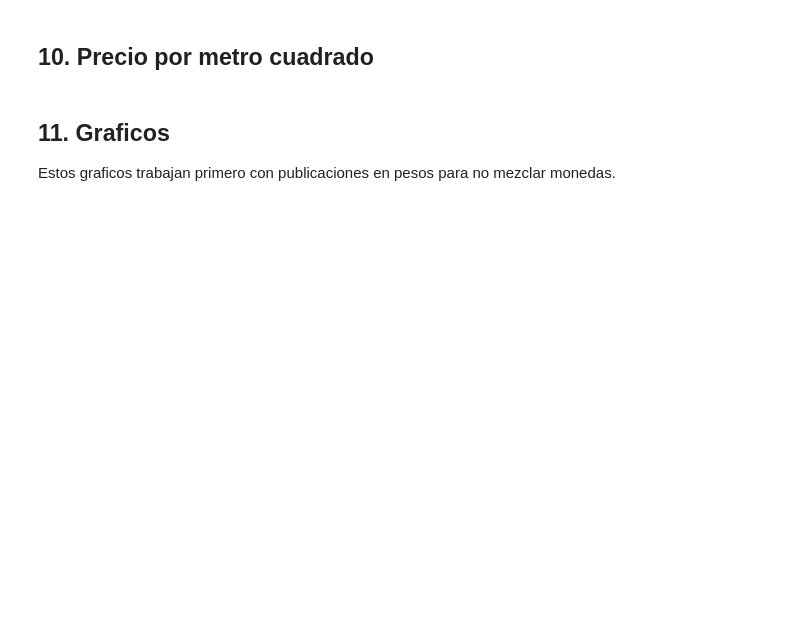
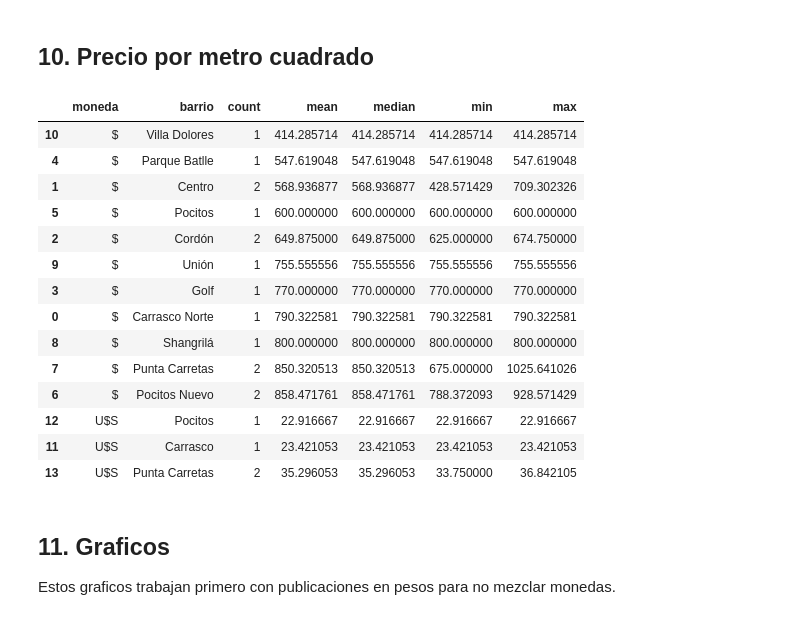
Before and after one commit to demarcopy/rental_scraper, a Jupyter notebook: notebooks/analisis_alquileres.ipynb, the cells around one changed output. Saved outputs shown, nothing was run; the diff lists cells and outputs as text; code cells hidden in the pictures; blank space fills up the shorter version.

```diff
--- a/notebooks/analisis_alquileres.ipynb
+++ b/notebooks/analisis_alquileres.ipynb
@@ -132,13 +223,28 @@ costo_total_barrio
 # %%
 precio_m2_barrio = (
     df.dropna(subset=['precio_m2'])
     .groupby(['moneda', 'barrio'], dropna=False)['precio_m2']
     .agg(['count', 'mean', 'median', 'min', 'max'])
     .reset_index()
     .sort_values(['moneda', 'median'], na_position='last')
 )
-precio_m2_barrio.to_csv(ANALYSIS_DIR / 'precio_m2_por_barrio.csv', index=False)
 precio_m2_barrio
+# %% [output]
+|  | moneda | barrio | count | mean | median | min | max |
+| 10 | $ | Villa Dolores | 1 | 414.285714 | 414.285714 | 414.285714 | 414.285714 |
+| 4 | $ | Parque Batlle | 1 | 547.619048 | 547.619048 | 547.619048 | 547.619048 |
+| 1 | $ | Centro | 2 | 568.936877 | 568.936877 | 428.571429 | 709.302326 |
+| 5 | $ | Pocitos | 1 | 600.000000 | 600.000000 | 600.000000 | 600.000000 |
+| 2 | $ | Cordón | 2 | 649.875000 | 649.875000 | 625.000000 | 674.750000 |
+| 9 | $ | Unión | 1 | 755.555556 | 755.555556 | 755.555556 | 755.555556 |
+| 3 | $ | Golf | 1 | 770.000000 | 770.000000 | 770.000000 | 770.000000 |
+| 0 | $ | Carrasco Norte | 1 | 790.322581 | 790.322581 | 790.322581 | 790.322581 |
+| 8 | $ | Shangrilá | 1 | 800.000000 | 800.000000 | 800.000000 | 800.000000 |
+| 7 | $ | Punta Carretas | 2 | 850.320513 | 850.320513 | 675.000000 | 1025.641026 |
+| 6 | $ | Pocitos Nuevo | 2 | 858.471761 | 858.471761 | 788.372093 | 928.571429 |
+| 12 | U$S | Pocitos | 1 | 22.916667 | 22.916667 | 22.916667 | 22.916667 |
+| 11 | U$S | Carrasco | 1 | 23.421053 | 23.421053 | 23.421053 | 23.421053 |
+| 13 | U$S | Punta Carretas | 2 | 35.296053 | 35.296053 | 33.750000 | 36.842105 |
 # %% [markdown]
 ## 11. Graficos
 
```
Also changed, not shown: parts of 13 cells of this notebook, 6 other files.
